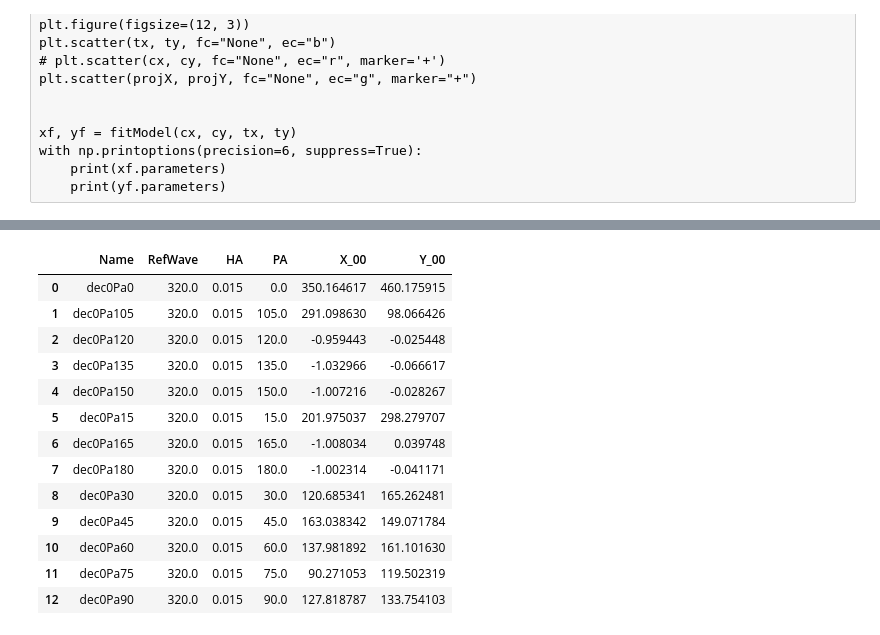
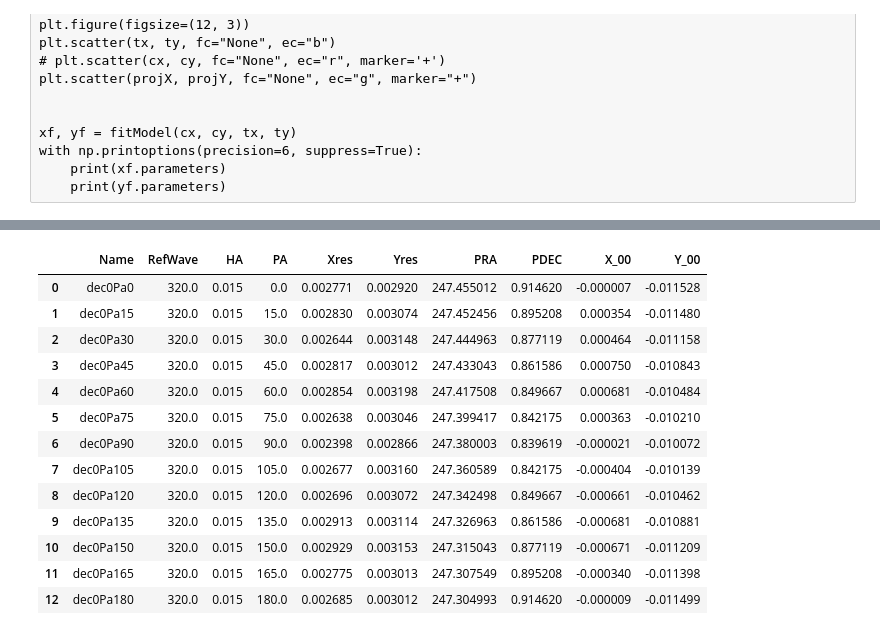
Before and after one commit to KeckObservatory/SlitmaskDesignTool, a Jupyter notebook: Notebooks/DistorsionFit.ipynb, the cells around one changed output, grey strips where cells are left out. Drawn from its saved outputs; the diff is of its cells as text; code cells hidden in the pictures.

```diff
--- a/Notebooks/DistorsionFit.ipynb
+++ b/Notebooks/DistorsionFit.ipynb
@@ -92,3 +104,9 @@ def coeffNames(prefix, n):
     return out
 # %% [output]
 [interactive output not drawn]
+# %%
+# Determines distortion coefficients for enabled input files.
+coeffs = []
+
+keys = Test_Inputs.keys()
+keys = sorted(keys, key=lambda x: Test_Inputs[x][3])
@@ -95,21 +120,28 @@ def coeffNames(prefix, n):
 # %%
-# Determines distortion coefficients for enabled input files.
-coeffs = []
-
-for k, item in Test_Inputs.items():
-    (input_fname, input_RA, input_DEC, fieldPA, hourAngle, enabled) = item
+for k in keys:
+    info = Test_Inputs.get(k)
+    (input_fname, input_RA, input_DEC, fieldPA, hourAngle, enabled) = info
     if not enabled:
         continue
-    mdf, (xfit, yfit) = calcDistortionCoef(item, config, layout, -1, 178.5)
+    print(k)
+    try:
+        mdf, xfit, yfit, xres, yres = calcDistortionCoef(info, config, layout, 1)
+    except:
+        print(k, "failed")
+        continue
 
     a = [
         k,
         mdf.maskblu.RefWave[0],
         hourAngle,
         fieldPA,
+        xres,
+        yres,
     ]  # Reference wavelenght
     # XFit parameters (15)
-    a.extend(list(xfit.parameters))
+    pRa, pDec, paDeg = mdf.getPNTCenter()
+    a.extend((pRa, pDec))
+    a.extend(xfit.parameters)
     # YFit parameters (15)
     a.extend(yfit.parameters)
     coeffs.append(a)
@@ -119,26 +164,26 @@ for k, item in Test_Inputs.items():
 # %%
 #
 # Outputs results
 #
-colNames = ["Name", "RefWave", "HA", "PA"]
+colNames = ["Name", "RefWave", "HA", "PA", "Xres", "Yres", "PRA", "PDEC"]
 colNames.extend(coeffNames("X_", 4))
 colNames.extend(coeffNames("Y_", 4))
 
 coeffsDf = pd.DataFrame(coeffs, columns=colNames)
-coeffsDf[["Name", "RefWave", "HA", "PA", "X_00", "Y_00"]]
+coeffsDf[["Name", "RefWave", "HA", "PA", "Xres", "Yres", "PRA", "PDEC", "X_00", "Y_00"]]
 # %% [output]
-|  | Name | RefWave | HA | PA | X_00 | Y_00 |
-| 0 | dec0Pa0 | 320.0 | 0.015 | 0.0 | 350.164617 | 460.175915 |
-| 1 | dec0Pa105 | 320.0 | 0.015 | 105.0 | 291.098630 | 98.066426 |
-| 2 | dec0Pa120 | 320.0 | 0.015 | 120.0 | -0.959443 | -0.025448 |
-| 3 | dec0Pa135 | 320.0 | 0.015 | 135.0 | -1.032966 | -0.066617 |
-| 4 | dec0Pa150 | 320.0 | 0.015 | 150.0 | -1.007216 | -0.028267 |
-| 5 | dec0Pa15 | 320.0 | 0.015 | 15.0 | 201.975037 | 298.279707 |
-| 6 | dec0Pa165 | 320.0 | 0.015 | 165.0 | -1.008034 | 0.039748 |
-| 7 | dec0Pa180 | 320.0 | 0.015 | 180.0 | -1.002314 | -0.041171 |
-| 8 | dec0Pa30 | 320.0 | 0.015 | 30.0 | 120.685341 | 165.262481 |
-| 9 | dec0Pa45 | 320.0 | 0.015 | 45.0 | 163.038342 | 149.071784 |
-| 10 | dec0Pa60 | 320.0 | 0.015 | 60.0 | 137.981892 | 161.101630 |
-| 11 | dec0Pa75 | 320.0 | 0.015 | 75.0 | 90.271053 | 119.502319 |
-| 12 | dec0Pa90 | 320.0 | 0.015 | 90.0 | 127.818787 | 133.754103 |
+|  | Name | RefWave | HA | PA | Xres | Yres | PRA | PDEC | X_00 | Y_00 |
+| 0 | dec0Pa0 | 320.0 | 0.015 | 0.0 | 0.002771 | 0.002920 | 247.455012 | 0.914620 | -0.000007 | -0.011528 |
+| 1 | dec0Pa15 | 320.0 | 0.015 | 15.0 | 0.002830 | 0.003074 | 247.452456 | 0.895208 | 0.000354 | -0.011480 |
+| 2 | dec0Pa30 | 320.0 | 0.015 | 30.0 | 0.002644 | 0.003148 | 247.444963 | 0.877119 | 0.000464 | -0.011158 |
+| 3 | dec0Pa45 | 320.0 | 0.015 | 45.0 | 0.002817 | 0.003012 | 247.433043 | 0.861586 | 0.000750 | -0.010843 |
+| 4 | dec0Pa60 | 320.0 | 0.015 | 60.0 | 0.002854 | 0.003198 | 247.417508 | 0.849667 | 0.000681 | -0.010484 |
+| 5 | dec0Pa75 | 320.0 | 0.015 | 75.0 | 0.002638 | 0.003046 | 247.399417 | 0.842175 | 0.000363 | -0.010210 |
+| 6 | dec0Pa90 | 320.0 | 0.015 | 90.0 | 0.002398 | 0.002866 | 247.380003 | 0.839619 | -0.000021 | -0.010072 |
+| 7 | dec0Pa105 | 320.0 | 0.015 | 105.0 | 0.002677 | 0.003160 | 247.360589 | 0.842175 | -0.000404 | -0.010139 |
+| 8 | dec0Pa120 | 320.0 | 0.015 | 120.0 | 0.002696 | 0.003072 | 247.342498 | 0.849667 | -0.000661 | -0.010462 |
+| 9 | dec0Pa135 | 320.0 | 0.015 | 135.0 | 0.002913 | 0.003114 | 247.326963 | 0.861586 | -0.000681 | -0.010881 |
+| 10 | dec0Pa150 | 320.0 | 0.015 | 150.0 | 0.002929 | 0.003153 | 247.315043 | 0.877119 | -0.000671 | -0.011209 |
+| 11 | dec0Pa165 | 320.0 | 0.015 | 165.0 | 0.002775 | 0.003013 | 247.307549 | 0.895208 | -0.000340 | -0.011398 |
+| 12 | dec0Pa180 | 320.0 | 0.015 | 180.0 | 0.002685 | 0.003012 | 247.304993 | 0.914620 | -0.000009 | -0.011499 |
 [interactive output not drawn]
```
Also changed, not shown: parts of 13 cells of this notebook, 33 other files.
